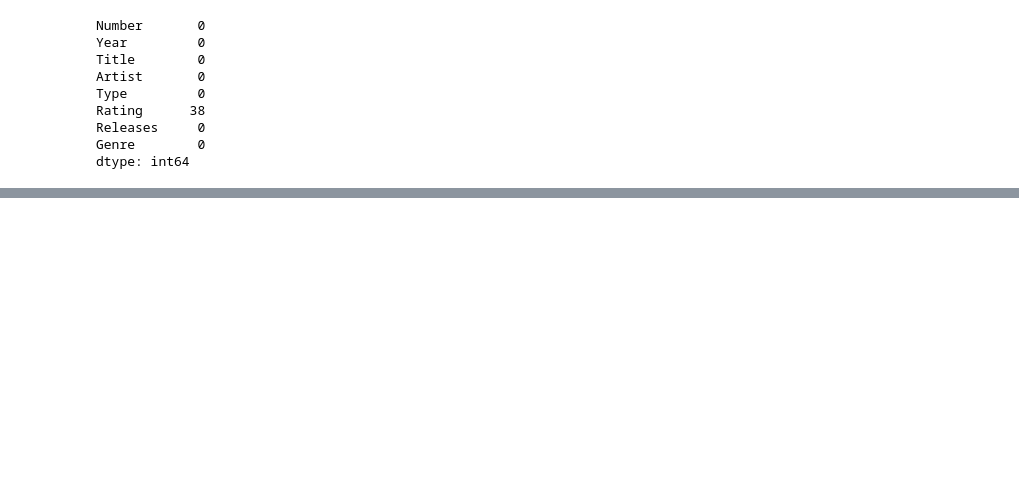
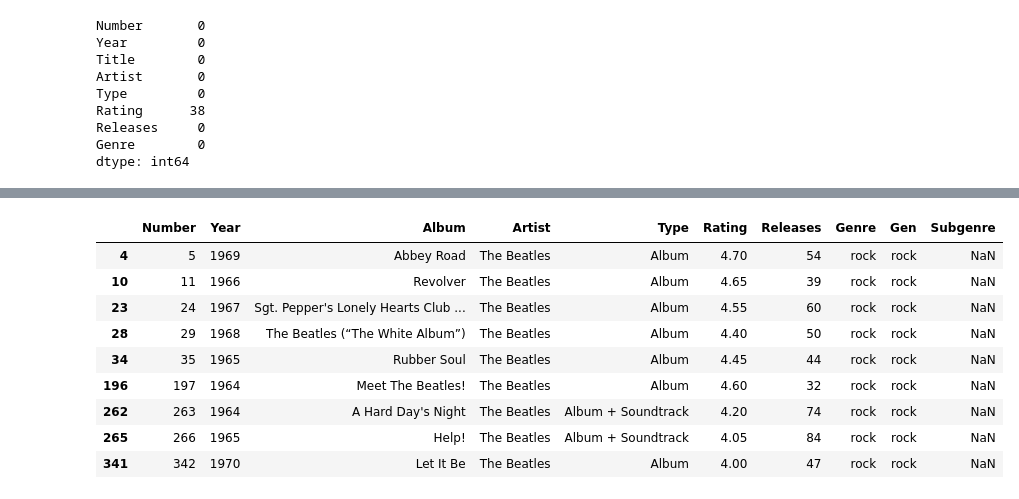
Before and after one commit to data2021oct/Pipelines-project, a Jupyter notebook: notebooks/limpieza_def.ipynb, the cells around one changed output, grey strips where cells are left out. Cells and saved outputs as stored; diff of their text form; code cells hidden in the pictures; blank space fills up the shorter version.

```diff
--- a/notebooks/limpieza_def.ipynb
+++ b/notebooks/limpieza_def.ipynb
@@ -57,9 +77,23 @@ stone.Album = stone.Album.str.replace(r'(Metallica...The Black Album..)',"Metall
 stone.Album = stone.Album.str.replace(r'(Eagles...st album.)',"Eagles",regex=True)
 stone.Artist = stone.Artist.str.replace("Neil Young with Crazy Horse","Neil Young & Crazy Horse",regex=True)
 stone.Artist = stone.Artist.str.replace(r"(Bob Dylan...The Band)","Bob Dylan And The Band",regex=True)
-stone.Artist = stone.Artist.str.replace("Prince and The Revolution","Prince & The Revolution",regex=True)
+stone.Artist = stone.Artist.str.replace(r"(Prince\s*.*)","Prince & The Revolution",regex=True)
 stone.Artist = stone.Artist.str.replace(r"(Rufus...Chaka Khan)","Rufus",regex=True)
 stone.Album = stone.Album.str.replace(r'(Proud Mary.*)',"Proud Mary",regex=True)
+stone.Artist = stone.Artist.str.replace(r'(.*The Velvet Underground.*)',"The Velvet Underground",regex= True)
+# %%
+stone[stone["Artist"] == "The Beatles" ]
+# %% [output]
+|  | Number | Year | Album | Artist | Type | Rating | Releases | Genre | Gen | Subgenre |
+| 4 | 5 | 1969 | Abbey Road | The Beatles | Album | 4.70 | 54 | rock | rock | NaN |
+| 10 | 11 | 1966 | Revolver | The Beatles | Album | 4.65 | 39 | rock | rock | NaN |
+| 23 | 24 | 1967 | Sgt. Pepper's Lonely Hearts Club ... | The Beatles | Album | 4.55 | 60 | rock | rock | NaN |
+| 28 | 29 | 1968 | The Beatles (“The White Album”) | The Beatles | Album | 4.40 | 50 | rock | rock | NaN |
+| 34 | 35 | 1965 | Rubber Soul | The Beatles | Album | 4.45 | 44 | rock | rock | NaN |
+| 196 | 197 | 1964 | Meet The Beatles! | The Beatles | Album | 4.60 | 32 | rock | rock | NaN |
+| 262 | 263 | 1964 | A Hard Day's Night | The Beatles | Album + Soundtrack | 4.20 | 74 | rock | rock | NaN |
+| 265 | 266 | 1965 | Help! | The Beatles | Album + Soundtrack | 4.05 | 84 | rock | rock | NaN |
+| 341 | 342 | 1970 | Let It Be | The Beatles | Album | 4.00 | 47 | rock | rock | NaN |
 # %%
 stone["Alb_url"] = stone["Album"]
 stone["Art_url"] = stone["Artist"]
```
Also changed, not shown: parts of 3 cells of this notebook, 21 other files.
